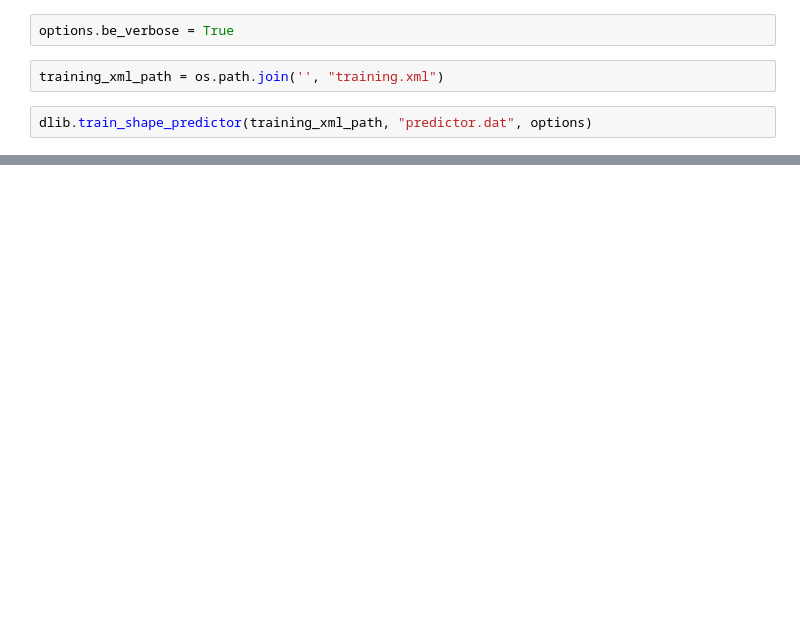
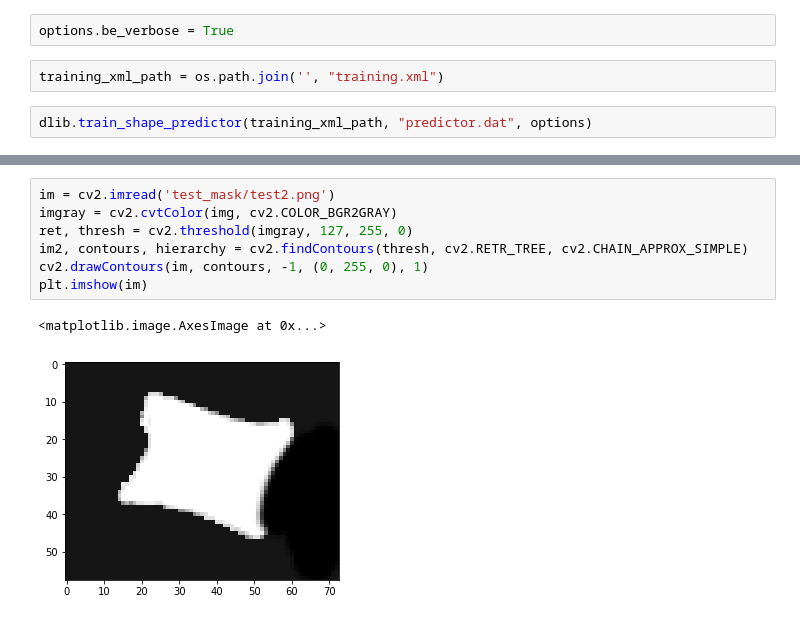
Before and after one commit to abhisuri97/spine-segmentation, a Jupyter notebook: dlib.ipynb, the cells around one changed output, grey strips where cells are left out. Saved outputs shown, nothing was run; the diff lists cells and outputs as text; blank space fills up the shorter version.

```diff
--- a/dlib.ipynb
+++ b/dlib.ipynb
@@ -33,0 +66,10 @@ dlib.train_shape_predictor(training_xml_path, "predictor.dat", options)
+# %%
+im = cv2.imread('test_mask/test2.png')
+imgray = cv2.cvtColor(img, cv2.COLOR_BGR2GRAY)
+ret, thresh = cv2.threshold(imgray, 127, 255, 0)
+im2, contours, hierarchy = cv2.findContours(thresh, cv2.RETR_TREE, cv2.CHAIN_APPROX_SIMPLE)
+cv2.drawContours(im, contours, -1, (0, 255, 0), 1)
+plt.imshow(im)
+# %% [output]
+<matplotlib.image.AxesImage at 0x...>
+[figure, added]
```
Also changed, not shown: parts of 11 cells of this notebook, 17 other files.
